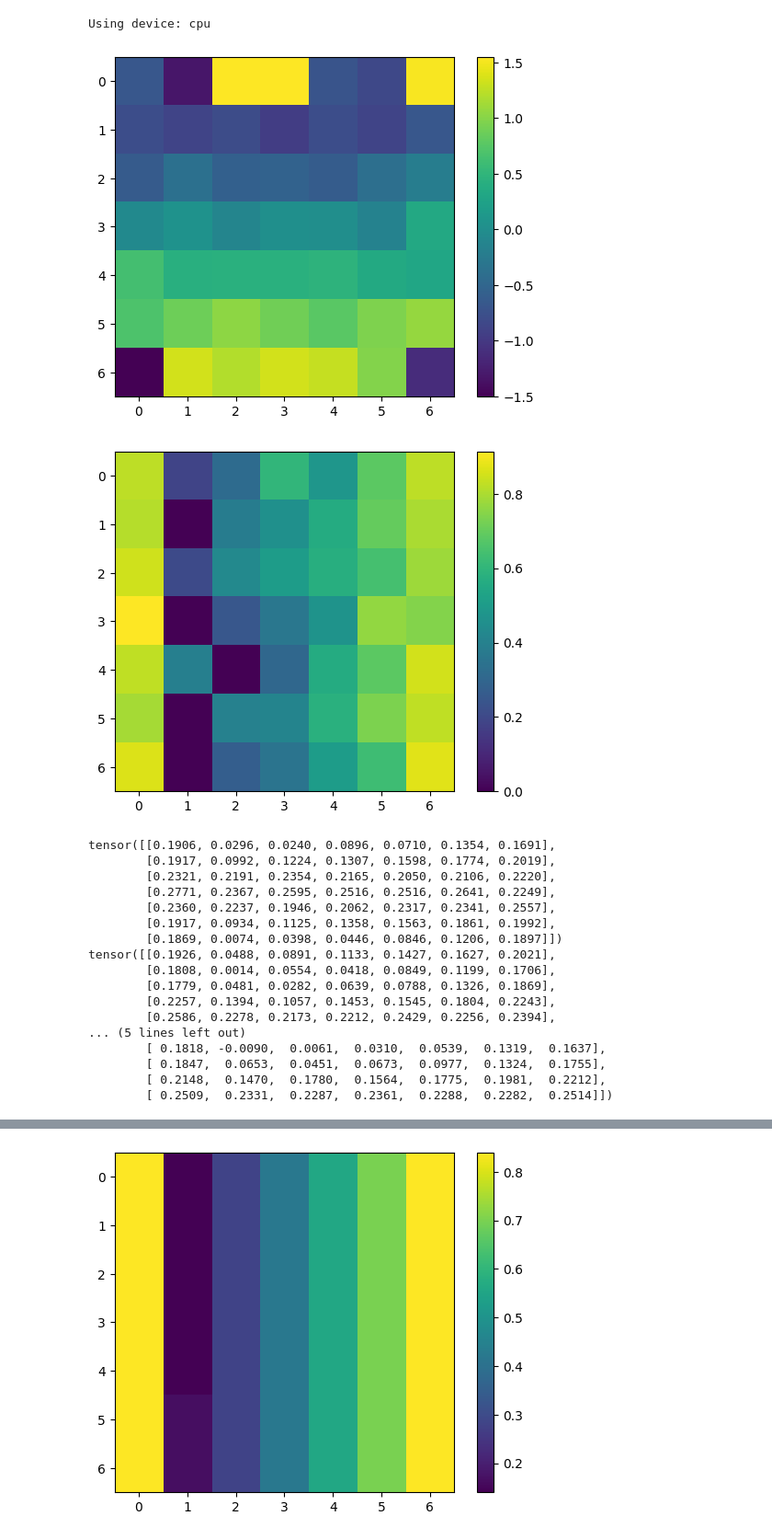
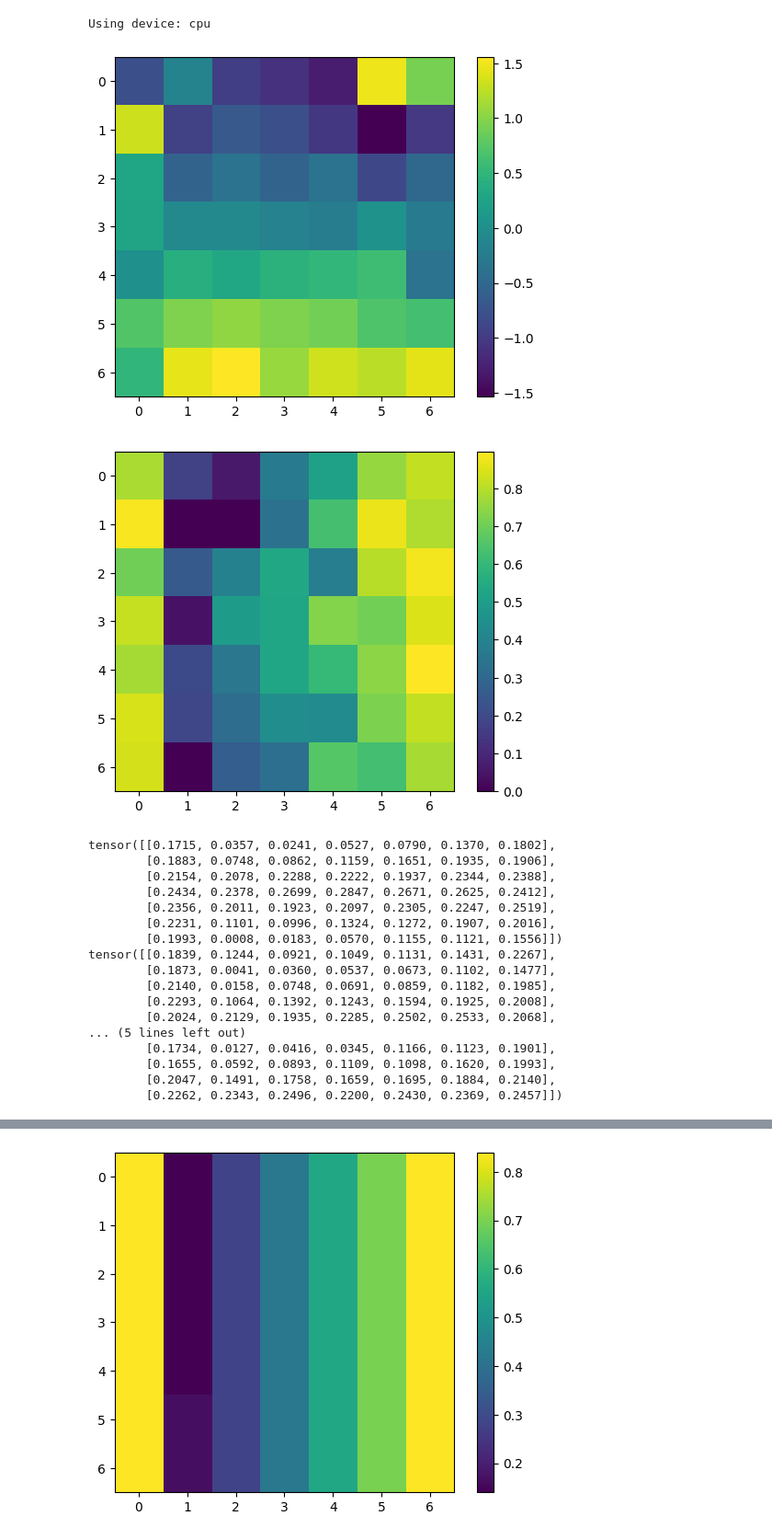
Before and after one commit to dainilliniad/small311qlab, a Jupyter notebook: курсовая_генерация.ipynb, the cells around one changed output, grey strips where cells are left out. Shown at 92% size. Saved outputs shown, nothing was run; the diff lists cells and outputs as text; code cells hidden in the pictures.

```diff
--- a/курсовая_генерация.ipynb
+++ b/курсовая_генерация.ipynb
@@ -116,55 +116,55 @@ tetkras=[[-1.36, -1.36, -1.36, -1.36, -1.36, -1.36, -1.36],
 p, tet=torch.tensor(pkras), torch.tensor(tetkras)
 #print(p)
 #print(tet)
 T0=torch.cos(tet)**2+(p*torch.sin(tet))**2
 T22=1/2*(1+p*p+(1-p*p)*torch.sin(2*tet))
 T45=torch.sin(tet)**2+(p*torch.cos(tet))**2
-pat_test,objData_test = createEmulData(10000,T0,device = device)
+pat_test,objData_test = createEmulData(5000,T0,device = device)
 correlation1 = crossCorrelation(pat_test,objData_test,device = device)/dispersion(pat_test)
-pat_test,objData_test = createEmulData(10000,T22,device = device)
+pat_test,objData_test = createEmulData(5000,T22,device = device)
 correlation2 = crossCorrelation(pat_test,objData_test,device = device)/dispersion(pat_test)
-pat_test,objData_test = createEmulData(10000,T45,device = device)
+pat_test,objData_test = createEmulData(5000,T45,device = device)
 correlation3 = crossCorrelation(pat_test,objData_test,device = device)/dispersion(pat_test)
 
 p_guess=correlation1+correlation3-1
 p_guess[p_guess<0]=0
 p_guess=torch.sqrt(p_guess)
 #p_guess[p_guess>0.9]=0.9
 
 tet_guess=(2*correlation2-1-p_guess*p_guess)/((1-p_guess*p_guess+correlation1-correlation3))
 tet_guess=torch.atan(tet_guess)
 
 plt.imshow(tet_guess.to('cpu'))
 plt.colorbar()
 plt.show()
 plt.imshow(p_guess)
 plt.colorbar()
 plt.show()
 
 #
 print(correlation1/4)
 print(correlation2/4)
 print(correlation3/4)
 # %% [output]
-[figure, old version]
+[figure, new version]
-[figure, old version]
+[figure, new version]
-tensor([[0.1906, 0.0296, 0.0240, 0.0896, 0.0710, 0.1354, 0.1691],
-        [0.1917, 0.0992, 0.1224, 0.1307, 0.1598, 0.1774, 0.2019],
-        [0.2321, 0.2191, 0.2354, 0.2165, 0.2050, 0.2106, 0.2220],
-        [0.2771, 0.2367, 0.2595, 0.2516, 0.2516, 0.2641, 0.2249],
-        [0.2360, 0.2237, 0.1946, 0.2062, 0.2317, 0.2341, 0.2557],
-        [0.1917, 0.0934, 0.1125, 0.1358, 0.1563, 0.1861, 0.1992],
-        [0.1869, 0.0074, 0.0398, 0.0446, 0.0846, 0.1206, 0.1897]])
-tensor([[0.1926, 0.0488, 0.0891, 0.1133, 0.1427, 0.1627, 0.2021],
-        [0.1808, 0.0014, 0.0554, 0.0418, 0.0849, 0.1199, 0.1706],
-        [0.1779, 0.0481, 0.0282, 0.0639, 0.0788, 0.1326, 0.1869],
-        [0.2257, 0.1394, 0.1057, 0.1453, 0.1545, 0.1804, 0.2243],
-        [0.2586, 0.2278, 0.2173, 0.2212, 0.2429, 0.2256, 0.2394],
+tensor([[0.1715, 0.0357, 0.0241, 0.0527, 0.0790, 0.1370, 0.1802],
+        [0.1883, 0.0748, 0.0862, 0.1159, 0.1651, 0.1935, 0.1906],
+        [0.2154, 0.2078, 0.2288, 0.2222, 0.1937, 0.2344, 0.2388],
+        [0.2434, 0.2378, 0.2699, 0.2847, 0.2671, 0.2625, 0.2412],
+        [0.2356, 0.2011, 0.1923, 0.2097, 0.2305, 0.2247, 0.2519],
+        [0.2231, 0.1101, 0.0996, 0.1324, 0.1272, 0.1907, 0.2016],
+        [0.1993, 0.0008, 0.0183, 0.0570, 0.1155, 0.1121, 0.1556]])
+tensor([[0.1839, 0.1244, 0.0921, 0.1049, 0.1131, 0.1431, 0.2267],
+        [0.1873, 0.0041, 0.0360, 0.0537, 0.0673, 0.1102, 0.1477],
+        [0.2140, 0.0158, 0.0748, 0.0691, 0.0859, 0.1182, 0.1985],
+        [0.2293, 0.1064, 0.1392, 0.1243, 0.1594, 0.1925, 0.2008],
+        [0.2024, 0.2129, 0.1935, 0.2285, 0.2502, 0.2533, 0.2068],
 ... (5 lines left out)
-        [ 0.1818, -0.0090,  0.0061,  0.0310,  0.0539,  0.1319,  0.1637],
-        [ 0.1847,  0.0653,  0.0451,  0.0673,  0.0977,  0.1324,  0.1755],
-        [ 0.2148,  0.1470,  0.1780,  0.1564,  0.1775,  0.1981,  0.2212],
-        [ 0.2509,  0.2331,  0.2287,  0.2361,  0.2288,  0.2282,  0.2514]])
+        [0.1734, 0.0127, 0.0416, 0.0345, 0.1166, 0.1123, 0.1901],
+        [0.1655, 0.0592, 0.0893, 0.1109, 0.1098, 0.1620, 0.1993],
+        [0.2047, 0.1491, 0.1758, 0.1659, 0.1695, 0.1884, 0.2140],
+        [0.2262, 0.2343, 0.2496, 0.2200, 0.2430, 0.2369, 0.2457]])
 # %%
 print(p_guess)
 print(tet_guess)  #вывод аналитических p и tetta
```
Also changed, not shown: parts of 4 cells of this notebook.
